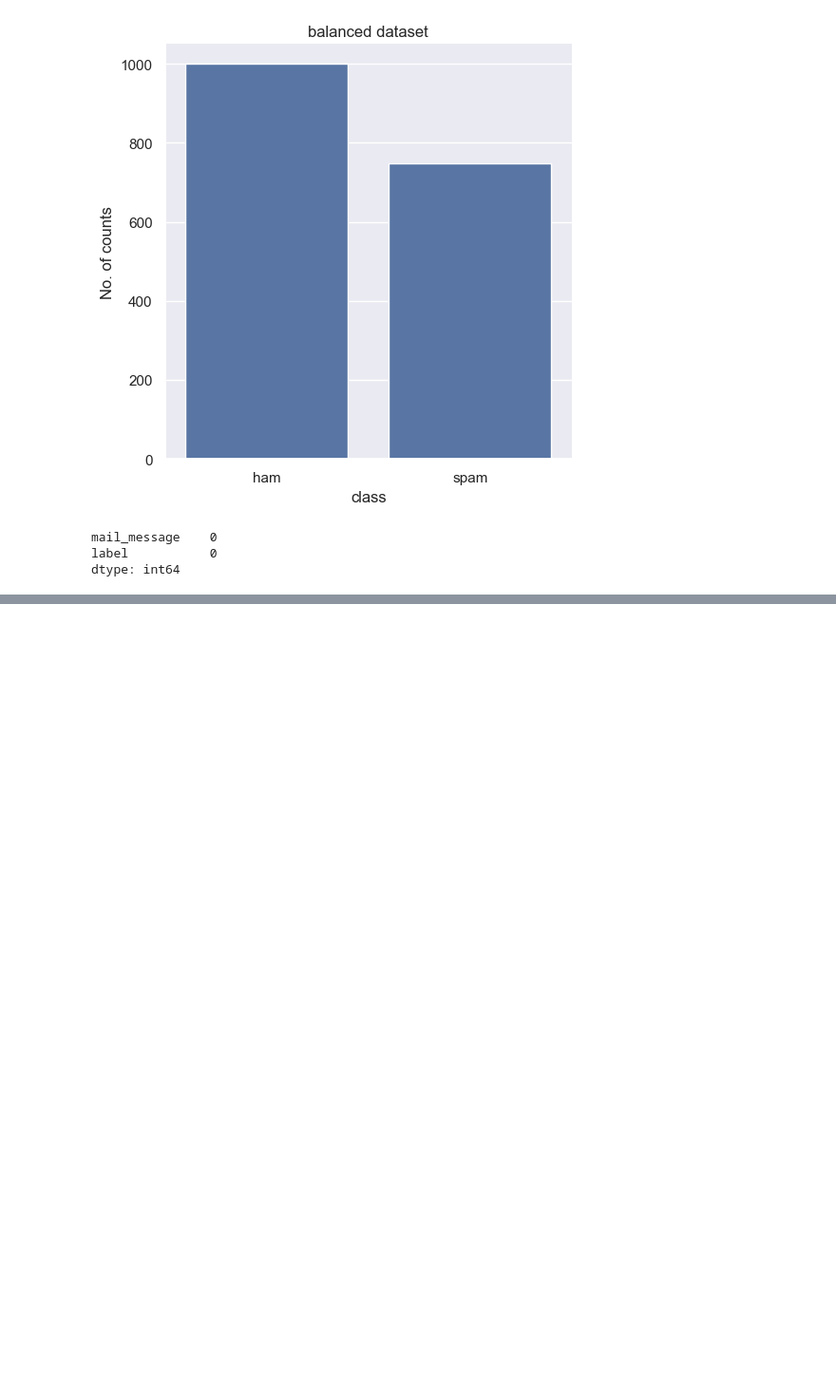
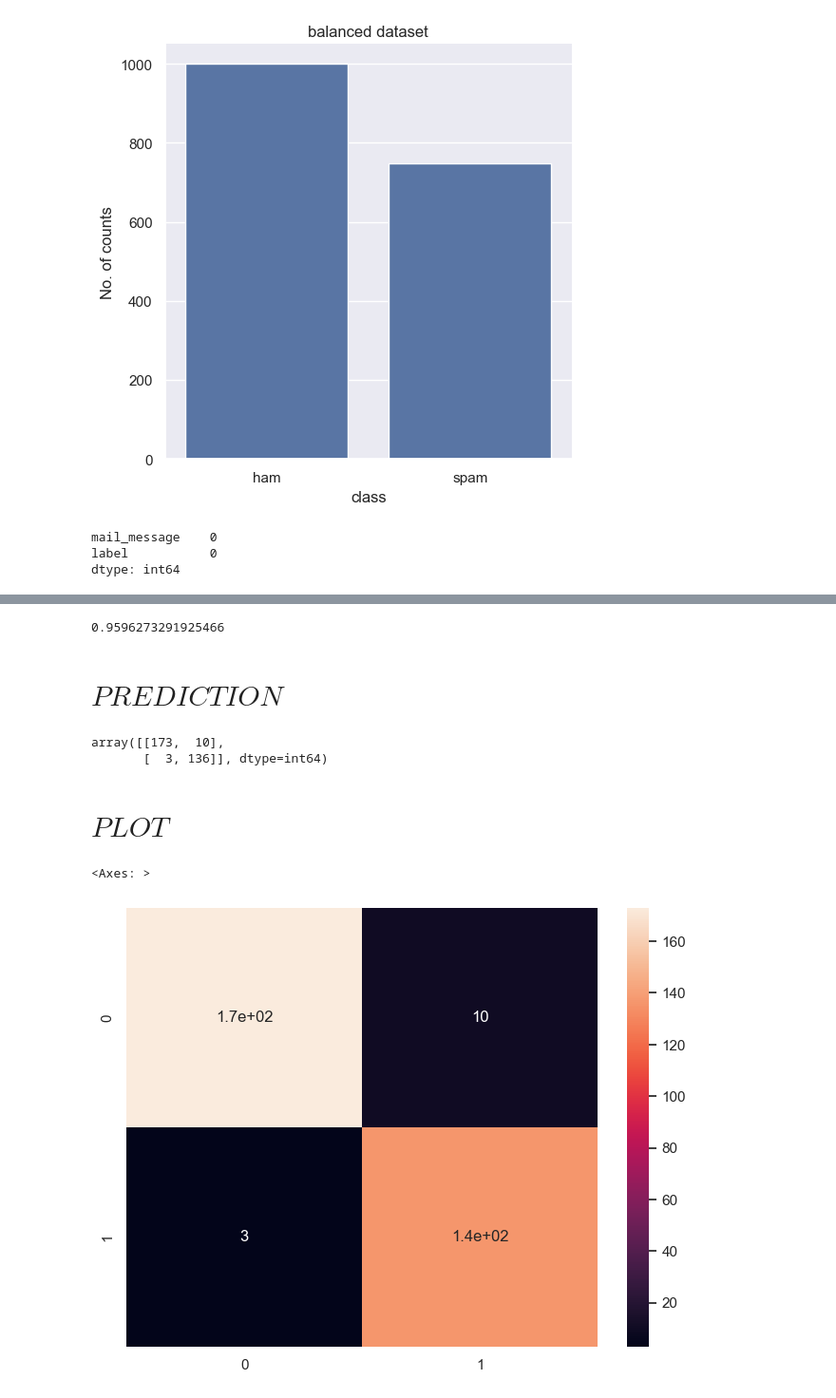
Before and after one commit to Rizzu-0294/data-science, a Jupyter notebook: projects/Mail_classification/spam_classifier_Naive_bayers.ipynb, the cells around one changed output, grey strips where cells are left out. Shown: that part at 95% size. Cells and saved outputs as stored; diff of their text form; code cells hidden in the pictures; blank space fills up the shorter version.

```diff
--- a/projects/Mail_classification/spam_classifier_Naive_bayers.ipynb
+++ b/projects/Mail_classification/spam_classifier_Naive_bayers.ipynb
@@ -185,0 +214,2 @@ BOW_obj=CountVectorizer(max_features=2000,stop_words='english')
+# %%
+x_trian,x_test,y_train,y_test=train_test_split(x,y,test_size=0.2)
@@ -185,0 +218,4 @@ BOW_obj=CountVectorizer(max_features=2000,stop_words='english')
+# %%
+MNB= MultinomialNB()
+# %%
+MNB.fit(x_trian,y_train)
@@ -185,0 +230,21 @@ BOW_obj=CountVectorizer(max_features=2000,stop_words='english')
+# %%
+MNB.score(x_test,y_test)
+# %% [output]
+0.9596273291925466
+# %% [markdown]
+# $ PREDICTION $
+# %%
+pre=MNB.predict(x_test)
+# %%
+confusion_matrix(y_test,pre)
+# %% [output]
+array([[173,  10],
+       [  3, 136]], dtype=int64)
+# %% [markdown]
+# $ PLOT $
+# %%
+plt.figure(figsize=(8,6))
+sb.heatmap(confusion_matrix(y_test,pre),annot=True)
+# %% [output]
+<Axes: >
+[figure, added]
```
Also changed, not shown: parts of 22 cells of this notebook, 29 other files.
